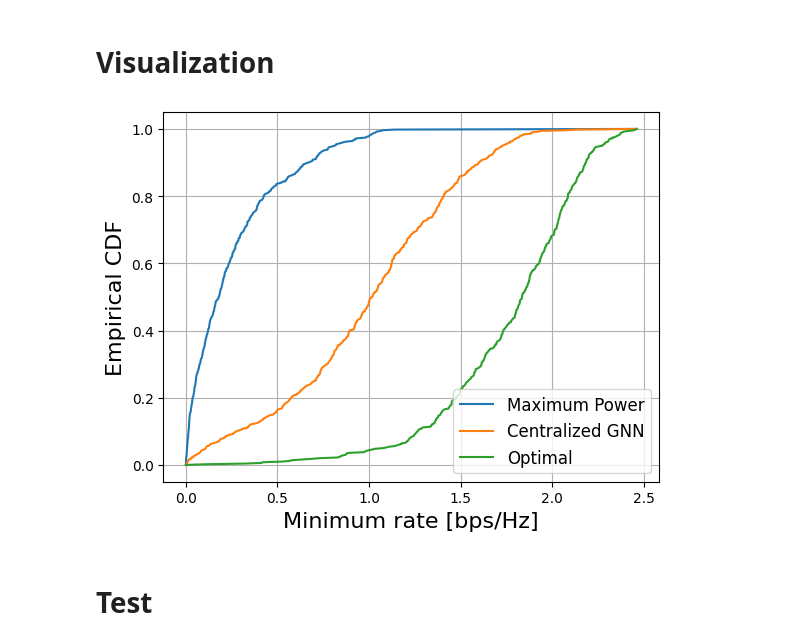
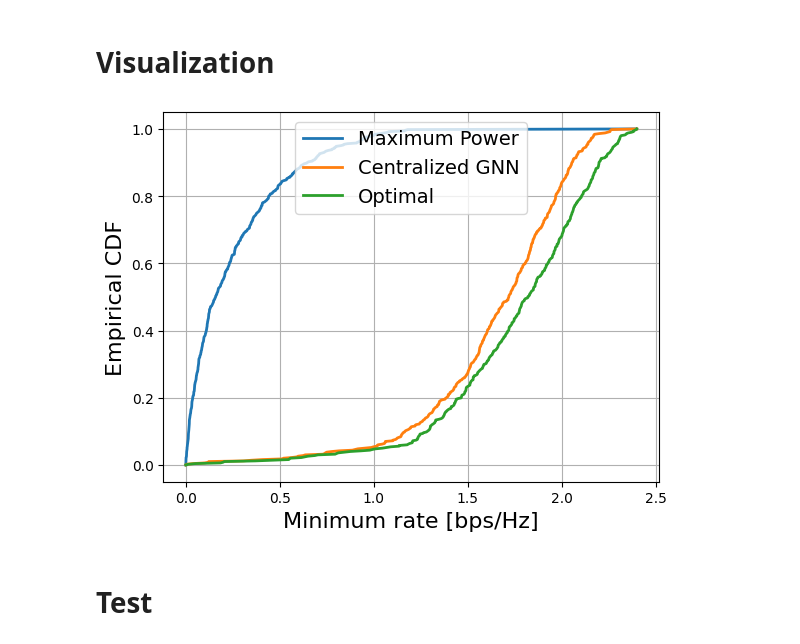
Before and after one commit to LeGiangK62/GNN_FL_cf_mMIMO, a Jupyter notebook: cen_GNN.ipynb, the cells around one changed output. Cells and saved outputs as stored; diff of their text form; code cells hidden in the pictures.

```diff
--- a/cen_GNN.ipynb
+++ b/cen_GNN.ipynb
@@ -170,23 +281,25 @@ dim_dict = {
     'edge': edge_dim,
 }
 # %%
+from Models.GNN import APHetNet
+
 cen_model = APHetNet(
     metadata=tt_meta,
     dim_dict=dim_dict,
     out_channels=hidden_channels,
     num_layers=num_gnn_layers,
-    hid_layers=hidden_channels//2,
+    hid_layers=hid_chan,
     edge_conv=True
 ).to(device)
 
 # cen_optimizer = torch.optim.Adam(cen_model.parameters(), lr=cen_lr)
 cen_optimizer = torch.optim.AdamW(
-    cen_model.parameters(), lr=cen_lr, weight_decay=1e-5
+    cen_model.parameters(), lr=cen_lr, weight_decay=1e-4
 )
 
 
 cen_scheduler = torch.optim.lr_scheduler.StepLR(
-    cen_optimizer, step_size=200, gamma=0.6
+    cen_optimizer, step_size=100, gamma=0.8
 )
 # cen_scheduler = torch.optim.lr_scheduler.CosineAnnealingLR(
 #     cen_optimizer, T_max=num_epochs_cen, eta_min=5e-5
@@ -202,4 +313,7 @@ cen_scheduler = torch.optim.lr_scheduler.StepLR(
 # %%
+from Utils.centralized_train import cen_eval, cen_train, cen_loss_function
+
+
 all_rate = []
 all_rate_test = []
 eval_epochs_cen = num_epochs_cen//10 if num_epochs_cen//10 else 1
@@ -208,6 +322,7 @@ print(f'Optimal rate: train {np.mean(opt_train_rates[train_idx])}, test {np.mean
 for epoch in range(num_epochs_cen):
     cen_model.train()
     train_loss = cen_train(
+        epoch/(num_epochs_cen//2),
         train_loader_cen, cen_model, cen_optimizer,
         tau=tau, rho_p=rho_p, rho_d=rho_d, num_antenna=num_antenna
     )
@@ -261,24 +382,28 @@ plt.show()
 # %%
 print('Different data eval...')
 num_eval = 500
-file_name = f'dl_data_2000_{num_ue}_{num_ap}'
+file_name = f'dl_data_10000_{num_ue}_{num_ap}'
 # file_name = f'cf_data_1000_{num_ue}_{num_ap}'
 # file_name = 'cf_data_1000_6_30'
 # file_name = f'eval_data_{num_eval}_{num_ue}_{num_ap}'
 eval_mat = scipy.io.loadmat('Data/' + file_name + '.mat')
-Beta_eval = eval_mat['betas'][:num_eval]
-Phi_eval = eval_mat['Phii_cf'][:num_eval].transpose(0,2,1)
+Beta_eval = eval_mat['betas']
+Phi_eval = eval_mat['Phii_cf'].transpose(0,2,1)
 
 opt_rates = eval_mat['R_cf_opt_min'][:, :num_eval]
 
-beta_mean_eval = np.mean(Beta_eval)
-beta_std_eval = np.std(Beta_eval)
-Beta_eval = (Beta_eval - beta_mean_eval) / (beta_std_eval)
+# beta_mean_eval = np.mean(Beta_eval)
+# beta_std_eval = np.std(Beta_eval)
+# Beta_eval = (Beta_eval - beta_mean_eval) / (beta_std_eval)
 
-eval_data = create_graph(Beta_eval, Phi_eval, beta_mean_eval, beta_std_eval,  'het')
-eval_loader = build_loader(eval_data, num_eval, seed=1712, drop_last=True)
+# eval_data = create_graph(Beta_eval, Phi_eval, beta_mean_eval, beta_std_eval,  'het')
+# eval_loader = build_loader(eval_data, num_eval, seed=1712, drop_last=True)
 
-eval_data_cen = create_graph(Beta_eval, Phi_eval, beta_mean_eval, beta_std_eval, 'het', isDecentralized=False)
-eval_loader_cen = DataLoader(eval_data_cen, batch_size=num_eval, shuffle=True)
+# eval_data_cen = create_graph(Beta_eval, Phi_eval, beta_mean_eval, beta_std_eval, 'het', isDecentralized=False)
+# eval_loader_cen = DataLoader(eval_data_cen, batch_size=num_eval, shuffle=True)
+
+eval_idx = perm[:num_eval]
+eval_data_cen, eval_loader_cen = build_cen_loader(Beta_eval[eval_idx], Phi_eval[eval_idx], num_eval, isShuffle=True)
+opt_rates = opt_train_rates[eval_idx]
 # %% [output]
 Different data eval...
@@ -333,16 +446,16 @@ import matplotlib.pyplot as plt
 
 # Check the fucking power thresh
 # %%
-plt.plot(all_one_rates, y_axis, label = 'Maximum Power')
-plt.plot(gnn_rates, y_axis, label = 'Centralized GNN')
-plt.plot(opt_rates, y_axis, label = 'Optimal')
+plt.plot(all_one_rates, y_axis, label = 'Maximum Power', linewidth=2)
+plt.plot(gnn_rates, y_axis, label = 'Centralized GNN', linewidth=2)
+plt.plot(opt_rates, y_axis, label = 'Optimal', linewidth=2)
 plt.xlabel('Minimum rate [bps/Hz]', {'fontsize':16})
 plt.ylabel('Empirical CDF', {'fontsize':16})
-plt.legend(fontsize = 12)
+plt.legend(fontsize = 14)
 plt.grid()
 plt.show()
 # %% [output]
-[figure, old version]
+[figure, new version]
 # %% [markdown]
 # Test
 # %%
```
Also changed, not shown: parts of 12 cells of this notebook, 7 other files.
